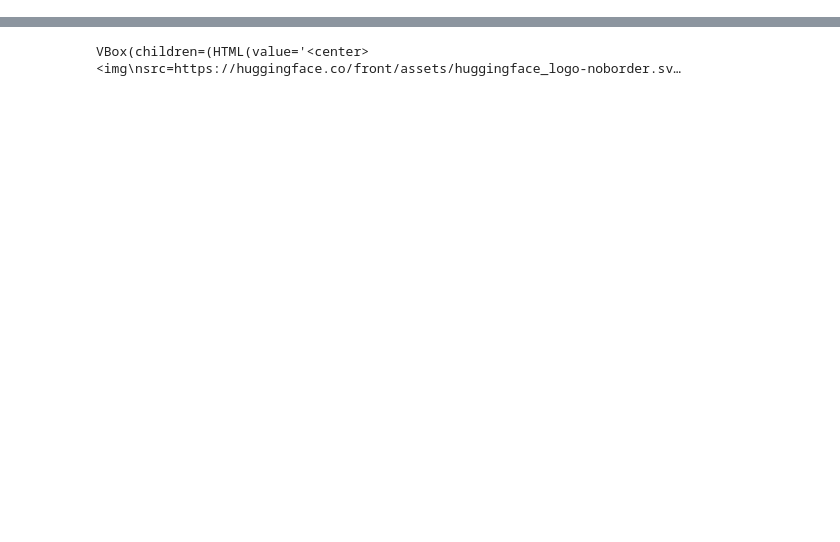
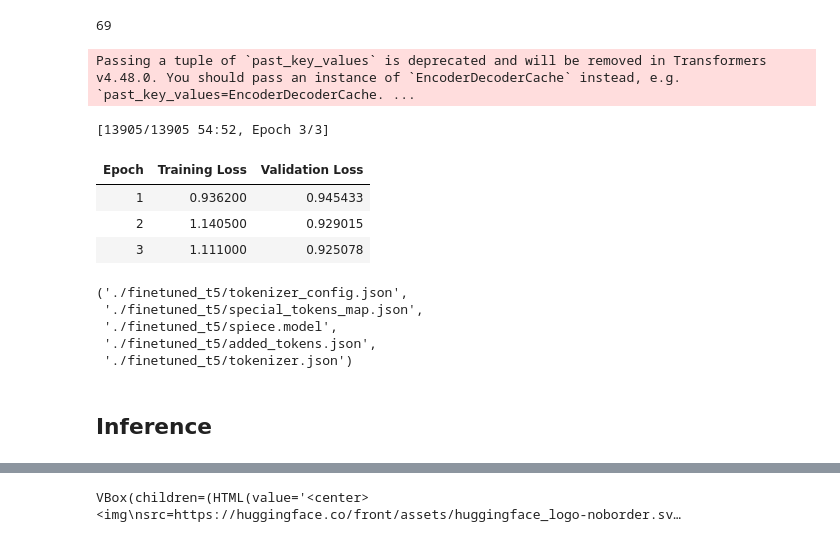
Before and after one commit to shannn1/goodRAG, a Jupyter notebook: baseline.ipynb, the cells around one changed output, grey strips where cells are left out. Saved outputs shown, nothing was run; the diff lists cells and outputs as text; code cells hidden in the pictures; blank space fills up the shorter version.

```diff
--- a/baseline.ipynb
+++ b/baseline.ipynb
@@ -78,3 +89,39 @@ def answer_question(context, question):
     predicted_token_ids = torch.argmax(token_logits, dim=-1)
     generated_text = tokenizer.decode(predicted_token_ids[0], skip_special_tokens=True)
     return generated_text
+# %%
+def preprocess_function(examples):
+    inputs = [f"question: {q}  context: {c}" for q, c in zip(examples["question"], examples["context"])]
+    targets = examples["answers"]
+    model_inputs = tokenizer(inputs, max_length=512, truncation=True)
+    labels = tokenizer(targets, max_length=128, truncation=True)
+    model_inputs["labels"] = labels["input_ids"]
+    return model_inputs
+
+tokenized_datasets = datasets.map(preprocess_function, batched=True, remove_columns=datasets["train"].column_names)
+data_collator = DataCollatorForSeq2Seq(tokenizer, model=model)
+# %%
+# training
+training_args = Seq2SeqTrainingArguments(
+    output_dir="./results",
+    evaluation_strategy="epoch",    # eval for every epoch
+    learning_rate=2e-5,
+    per_device_train_batch_size=16,
+    per_device_eval_batch_size=16,
+    weight_decay=0.01,
+    save_total_limit=3,
+    num_train_epochs=3,
+    predict_with_generate=True,
+    logging_dir="./logs",
+    logging_steps=10,
+    report_to="wandb",
+    run_name="t5-small-finetune1"
+)
+trainer = Seq2SeqTrainer(
+    model=model,
+    args=training_args,
+    train_dataset=tokenized_datasets["train"],
+    eval_dataset=tokenized_datasets["validation"],
+    tokenizer=tokenizer,
+    data_collator=data_collator
+)
@@ -80,0 +144,22 @@ def answer_question(context, question):
+# %%
+import gc
+torch.cuda.empty_cache()
+gc.collect()
+# %% [output]
+69
+# %%
+trainer.train()
+model.save_pretrained("./finetuned_t5")
+tokenizer.save_pretrained("./finetuned_t5")
+# %% [output]
+Passing a tuple of `past_key_values` is deprecated and will be removed in Transformers v4.48.0. You should pass an instance of `EncoderDecoderCache` instead, e.g. `past_key_values=EncoderDecoderCache. ...
+[13905/13905 54:52, Epoch 3/3]
+| Epoch | Training Loss | Validation Loss |
+| 1 | 0.936200 | 0.945433 |
+| 2 | 1.140500 | 0.929015 |
+| 3 | 1.111000 | 0.925078 |
+('./finetuned_t5/tokenizer_config.json',
+ './finetuned_t5/special_tokens_map.json',
+ './finetuned_t5/spiece.model',
+ './finetuned_t5/added_tokens.json',
+ './finetuned_t5/tokenizer.json')
@@ -80,0 +168,2 @@ def answer_question(context, question):
+# %% [markdown]
+## Inference
```
Also changed, not shown: parts of 32 cells of this notebook.
